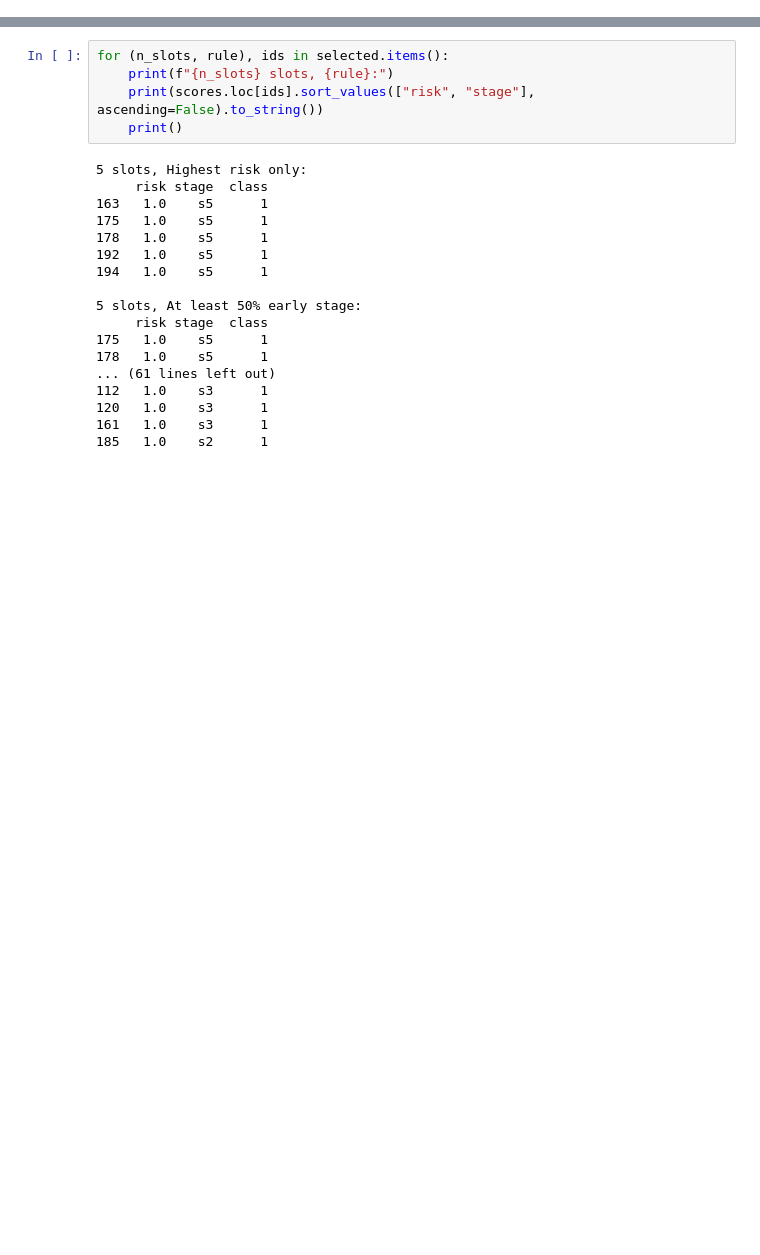
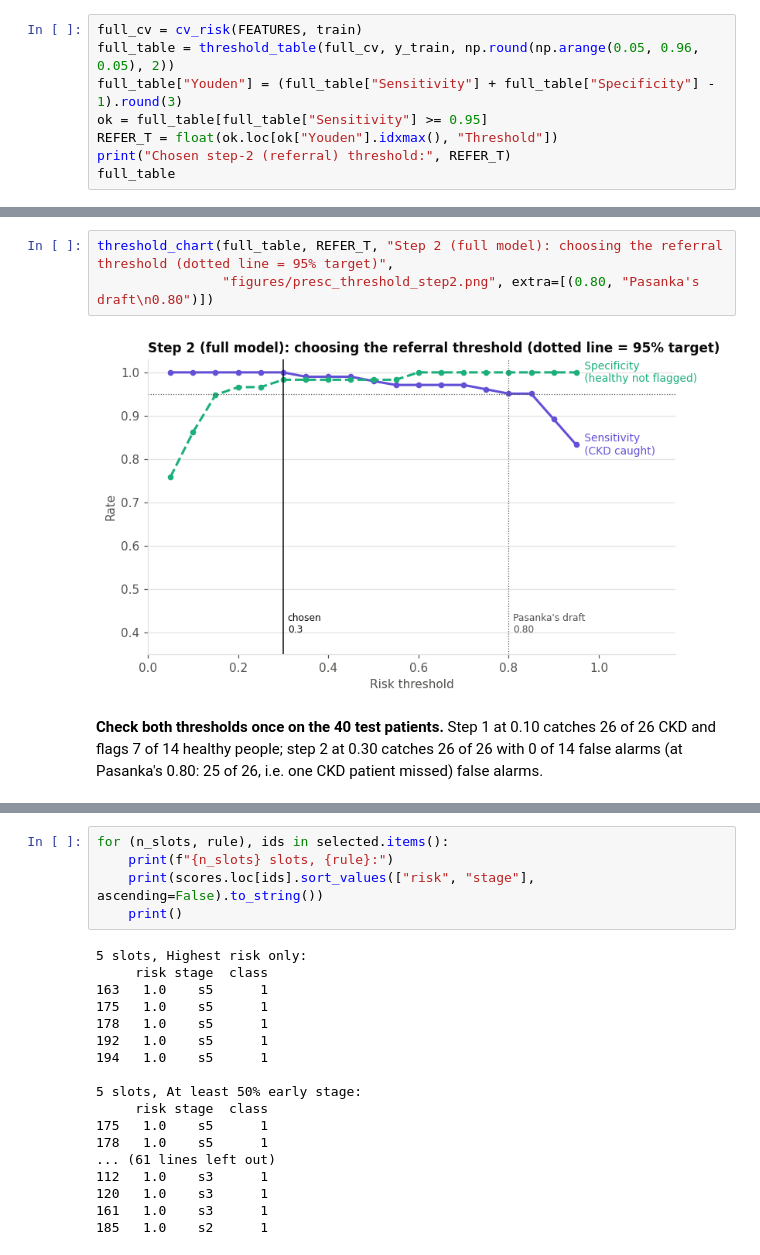
Before and after one commit to mhoyor/ckd-risk-app, a Jupyter notebook: notebooks/04_prescriptive.ipynb, the cells around one changed output, grey strips where cells are left out. Drawn from its saved outputs; the diff is of its cells as text; blank space fills up the shorter version.

```diff
--- a/notebooks/04_prescriptive.ipynb
+++ b/notebooks/04_prescriptive.ipynb
@@ -246,0 +179,8 @@ The selected patients for each number of slots (row number in the dataset, risk,
+# %%
+full_cv = cv_risk(FEATURES, train)
+full_table = threshold_table(full_cv, y_train, np.round(np.arange(0.05, 0.96, 0.05), 2))
+full_table["Youden"] = (full_table["Sensitivity"] + full_table["Specificity"] - 1).round(3)
+ok = full_table[full_table["Sensitivity"] >= 0.95]
+REFER_T = float(ok.loc[ok["Youden"].idxmax(), "Threshold"])
+print("Chosen step-2 (referral) threshold:", REFER_T)
+full_table
@@ -246,0 +206,8 @@ The selected patients for each number of slots (row number in the dataset, risk,
+# %%
+threshold_chart(full_table, REFER_T, "Step 2 (full model): choosing the referral threshold (dotted line = 95% target)",
+                "figures/presc_threshold_step2.png", extra=[(0.80, "Pasanka's draft\n0.80")])
+# %% [output]
+[figure, added]
+# %% [markdown]
+**Check both thresholds once on the 40 test patients.**
+Step 1 at 0.10 catches 26 of 26 CKD and flags 7 of 14 healthy people; step 2 at 0.30 catches 26 of 26 with 0 of 14 false alarms (at Pasanka's 0.80: 25 of 26, i.e. one CKD patient missed) false alarms.
```
Also changed, not shown: parts of 69 cells of this notebook.
